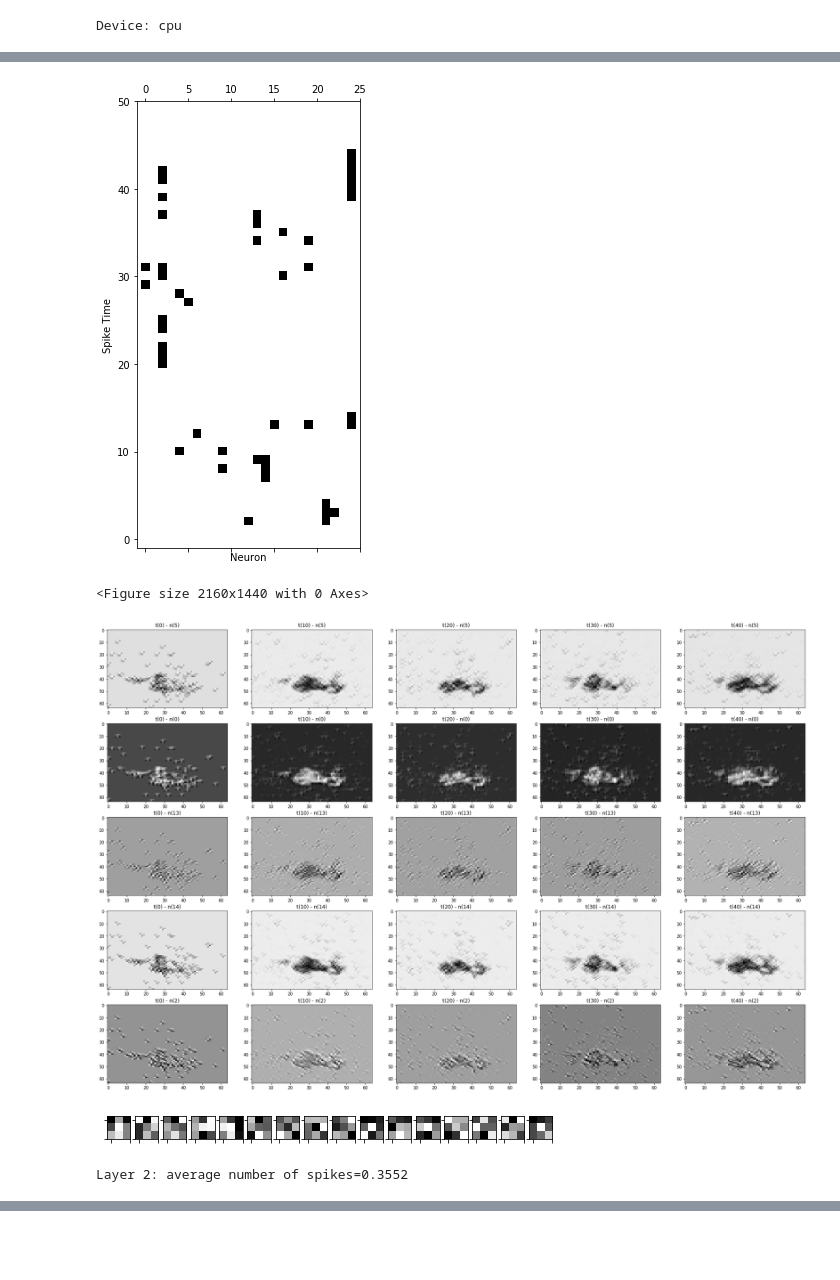
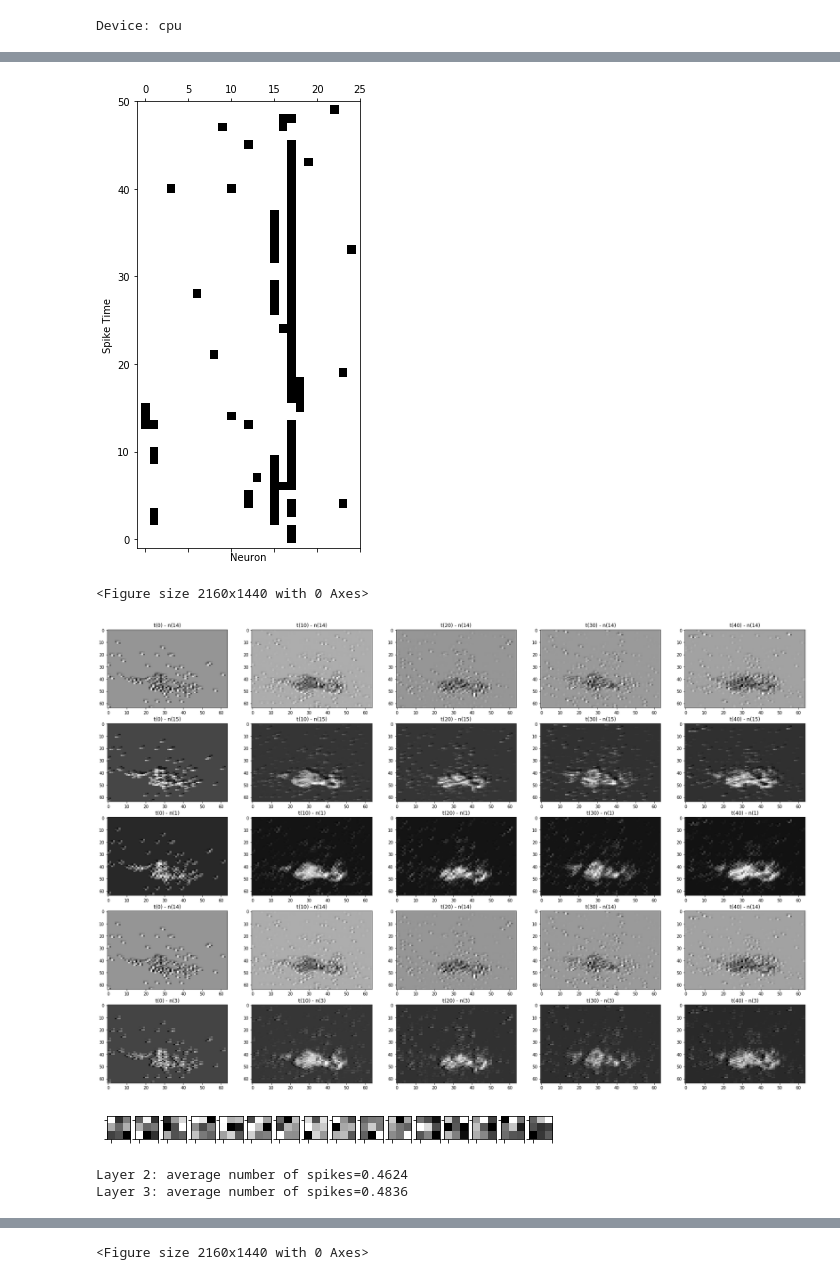
Before and after one commit to ArefMq/action-recognition-via-snn, a Jupyter notebook: reinforced.ipynb, the cells around one changed output, grey strips where cells are left out. Drawn from its saved outputs; the diff is of its cells as text; code cells hidden in the pictures; blank space fills up the shorter version.

```diff
--- a/reinforced.ipynb
+++ b/reinforced.ipynb
@@ -24,7 +23,7 @@ from tools.time_expector import TimeExpector
 from tools.notify import notify
 time_expector = TimeExpector()
 # %%
-BATCH_SIZE = 1
+BATCH_SIZE = 64
 EPOHCS = 2
 DATASET_CACHE_FOLDER_PATH = "storage/dvs/cache"
 histogram_memory_size = 50
@@ -166,13 +178,15 @@ def load_data(trail):
         trail = trail.replace('acc_', '')
 
     max_frames = 1000
+
     for _xb, _yb in stream_dataread(
         trail,
         DATASET_CACHE_FOLDER_PATH,
-        DATASET_CACHE_FOLDER_PATH,
         condition_limit=['natural'],
+        batch_size=BATCH_SIZE
     ):
-        yield np.reshape(_xb, (1, *_xb.shape)), np.reshape(_yb, (1, *_yb.shape))
+        yield _xb, _yb[:, 0]
+
         if max_frames <= 0:
             break
         else:
@@ -257,10 +280,10 @@ def load_data(trail):
 def plot_one_batch(network, batch_id=0):
     for X_batch, _ in load_data('train'):
         network.predict(X_batch)
-        if network.layers[1].history_counter == 0:
+        if network.network.layers[1].history_counter == 0:
             break
 
-    for i,l in enumerate(network.layers):
+    for i,l in enumerate(network.network.layers):
         if 'spk_rec_hist' in l.__dict__:
             print("Layer {}: average number of spikes={:.4f}".format(i, l.spk_rec_hist.mean()))
         plot_spikes_in_time(l, batch_id)
@@ -1332,11 +1384,12 @@ class SNN(torch.nn.Module):
 # %%
 %matplotlib inline
 
-network = SNN(device=device, dtype=dtype)
-# network.time_expector = time_expector
+network = SNN(device=device, dtype=dtype, stream_network=True)
+network.time_expector = time_expector
+network.network.cute_print = True
 # network.notifier = notify # FIXME
 
-network.add_layer(Conv2DStream,#conv3d(
+network.add_conv2d(
     input_shape=(64,64),
 
     output_channels=16,
@@ -1348,8 +1401,21 @@ network.add_layer(Conv2DStream,#conv3d(
     w_init_mean=0.00,
     w_init_std=0.05
 )
-network.add_layer(Pool2DStream,#pool2d(
-                  kernel_size=(4,4))
+network.add_pool2d(kernel_size=(4,4))
+
+
+network.add_conv2d(
+    output_channels=32,
+    kernel_size=(3,3),
+    dilation=(1,1),
+    lateral_connections=False,
+    recurrent=False,
+
+    w_init_mean=0.00,
+    w_init_std=0.05
+)
+network.add_pool2d(kernel_size=(4,4))
+
 
 # network.add_conv3d(
 #     output_channels=128,
@@ -1383,7 +1449,7 @@ network.add_layer(Pool2DStream,#pool2d(
 # #     lateral_connections=True
 # )
 
-network.add_layer(ReadoutStream, #readout(
+network.add_readout(
     output_shape=12,
 #     time_reduction="mean",
 
@@ -1392,8 +1458,6 @@ network.add_layer(ReadoutStream, #readout(
 )
 
 network.compile()
-network = network.to(network.device, network.dtype) # FIXME: this is a bug, fix it!
-
 
 print('Network Summery:', network.serialize_to_text())
 plot_one_batch(network)
@@ -1405,5 +1469,6 @@ Layer 1: average number of spikes=0.0697
-[figure, old version]
+[figure, new version]
 <Figure size 2160x1440 with 0 Axes>
-[figure, old version]
+[figure, new version]
-[figure, old version]
+[figure, new version]
-Layer 2: average number of spikes=0.3552
+Layer 2: average number of spikes=0.4624
+Layer 3: average number of spikes=0.4836
@@ -1410,0 +1478 @@ Layer 2: average number of spikes=0.3552
+<Figure size 2160x1440 with 0 Axes>
```
Also changed, not shown: parts of 16 cells of this notebook, 2 other files.
